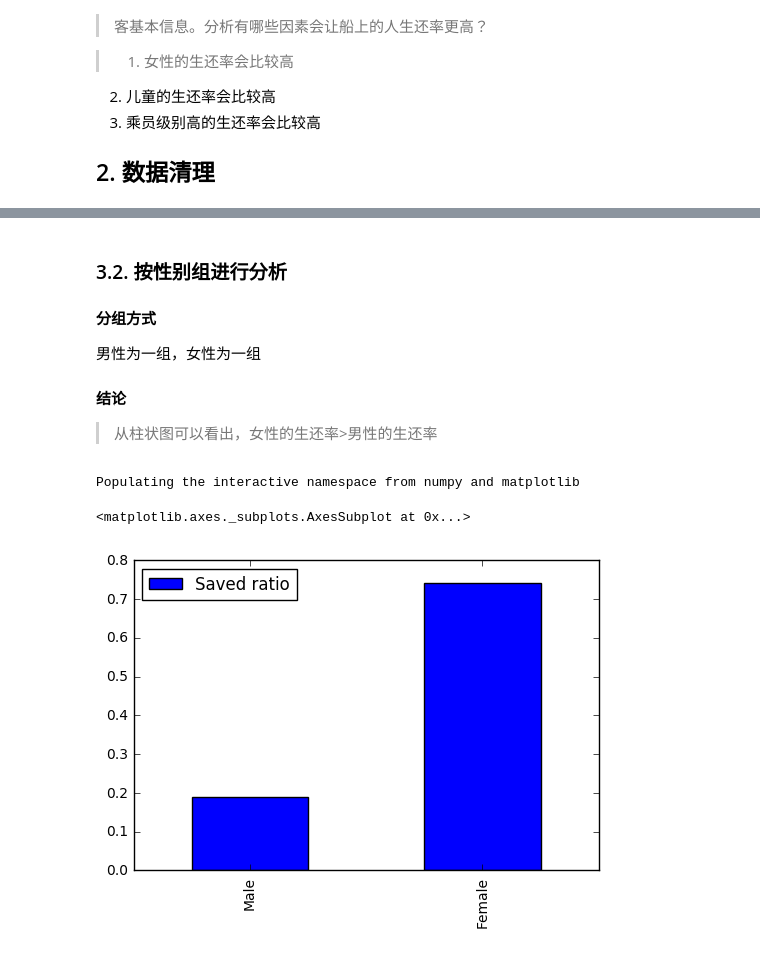
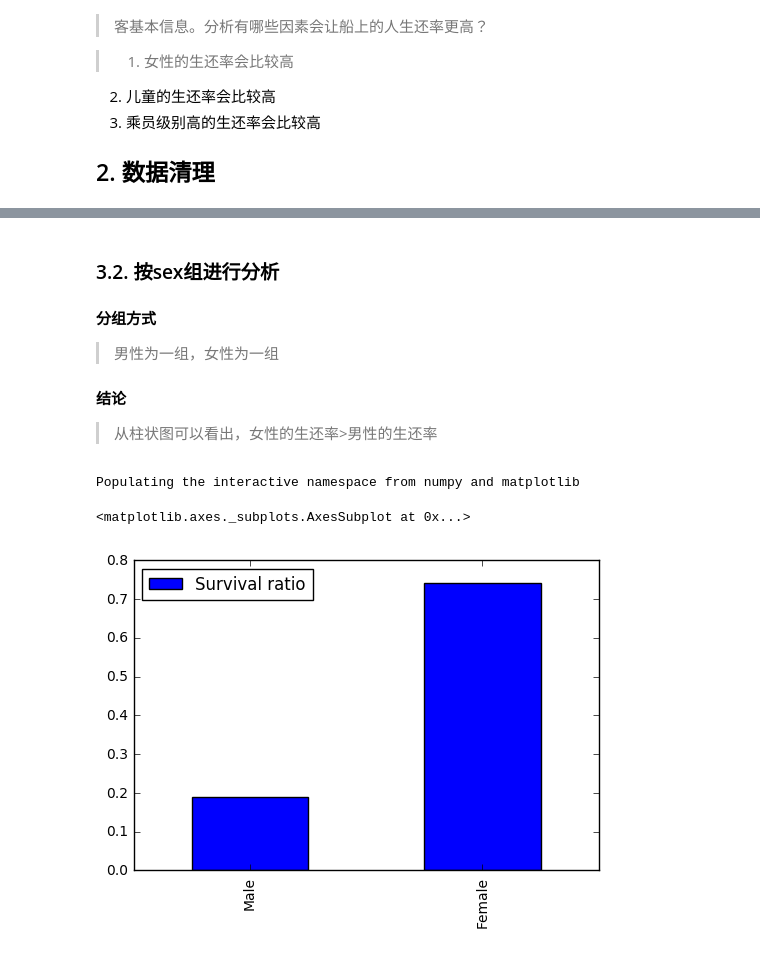
Before and after one commit to yummybian/data-analysis, a Jupyter notebook: P2/titanic_analysis.ipynb, the cells around one changed output, grey strips where cells are left out. Saved outputs shown, nothing was run; the diff lists cells and outputs as text; code cells hidden in the pictures.

```diff
--- a/P2/titanic_analysis.ipynb
+++ b/P2/titanic_analysis.ipynb
@@ -130,30 +103,29 @@ SyntaxError: EOL while scanning string literal (<ipython-input-44-82d271f522e3>,
 # %% [markdown]
-### 3.2. 按性别组进行分析
+### 3.2. 按sex组进行分析
 #### 分组方式
->
-男性为一组，女性为一组
+> 男性为一组，女性为一组
 
 #### 结论
 > 从柱状图可以看出，女性的生还率>男性的生还率
 # %%
 
 
 age_group_saved_df = pd.DataFrame(
-    data={'Saved ratio': [calc_survival_ratio(df, "sex", "male"),
+    data={"Survival ratio": [calc_survival_ratio(df, "sex", "male"),
                           calc_survival_ratio(df, "sex", "female")]},
-    index=['Male', 'Female']
+    index=["Male", "Female"]
 )
 
 
 %pylab inline
 import matplotlib.pyplot as plt
 
 age_group_saved_df.index = [
-    'Male', 'Female'
+    "Male", "Female"
 ]
-age_group_saved_df.plot(kind='bar')
+age_group_saved_df.plot(kind="bar")
 # %% [output]
 Populating the interactive namespace from numpy and matplotlib
 <matplotlib.axes._subplots.AxesSubplot at 0x...>
-[figure, old version]
+[figure, new version]
 # %% [markdown]
```
Also changed, not shown: parts of 10 cells of this notebook.
